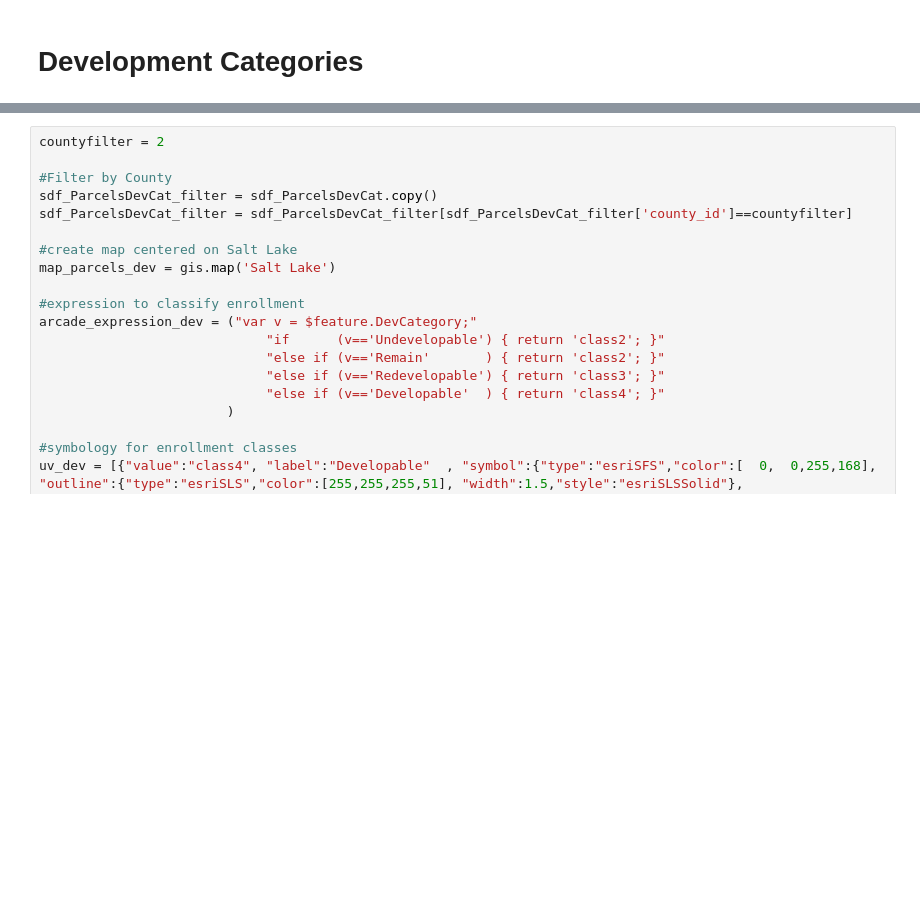
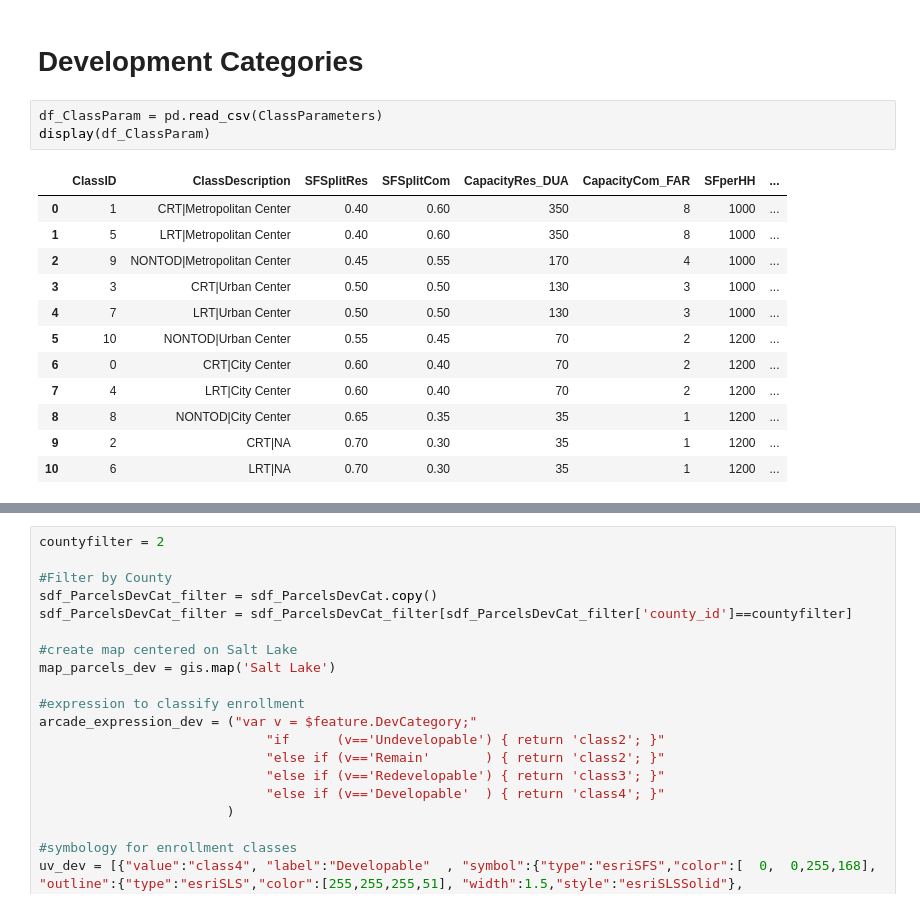
Before and after one commit to WFRCAnalytics/TOOL-Centers-Capacity, a Jupyter notebook: 02 - Centers Capacity Tool - Eligibility.ipynb, the cells around one changed output, grey strips where cells are left out. Drawn from its saved outputs; the diff is of its cells as text; blank space fills up the shorter version.

```diff
--- a/02 - Centers Capacity Tool - Eligibility.ipynb
+++ b/02 - Centers Capacity Tool - Eligibility.ipynb
@@ -446,5 +461,21 @@ MapView(layout=Layout(height='500px', width='100%'), legend=True)
 [interactive output not drawn]
 # %% [markdown]
 # Development Categories
+# %%
+df_ClassParam = pd.read_csv(ClassParameters)
+display(df_ClassParam)
+# %% [output]
+|  | ClassID | ClassDescription | SFSplitRes | SFSplitCom | CapacityRes_DUA | CapacityCom_FAR | SFperHH | ... |
+| 0 | 1 | CRT|Metropolitan Center | 0.40 | 0.60 | 350 | 8 | 1000 | ... |
+| 1 | 5 | LRT|Metropolitan Center | 0.40 | 0.60 | 350 | 8 | 1000 | ... |
+| 2 | 9 | NONTOD|Metropolitan Center | 0.45 | 0.55 | 170 | 4 | 1000 | ... |
+| 3 | 3 | CRT|Urban Center | 0.50 | 0.50 | 130 | 3 | 1000 | ... |
+| 4 | 7 | LRT|Urban Center | 0.50 | 0.50 | 130 | 3 | 1000 | ... |
+| 5 | 10 | NONTOD|Urban Center | 0.55 | 0.45 | 70 | 2 | 1200 | ... |
+| 6 | 0 | CRT|City Center | 0.60 | 0.40 | 70 | 2 | 1200 | ... |
+| 7 | 4 | LRT|City Center | 0.60 | 0.40 | 70 | 2 | 1200 | ... |
+| 8 | 8 | NONTOD|City Center | 0.65 | 0.35 | 35 | 1 | 1200 | ... |
+| 9 | 2 | CRT|NA | 0.70 | 0.30 | 35 | 1 | 1200 | ... |
+| 10 | 6 | LRT|NA | 0.70 | 0.30 | 35 | 1 | 1200 | ... |
 # %%
 #ReDevelop, NewDevelop, NoDevelop
```
Also changed, not shown: parts of 11 cells of this notebook, 27 other files.
